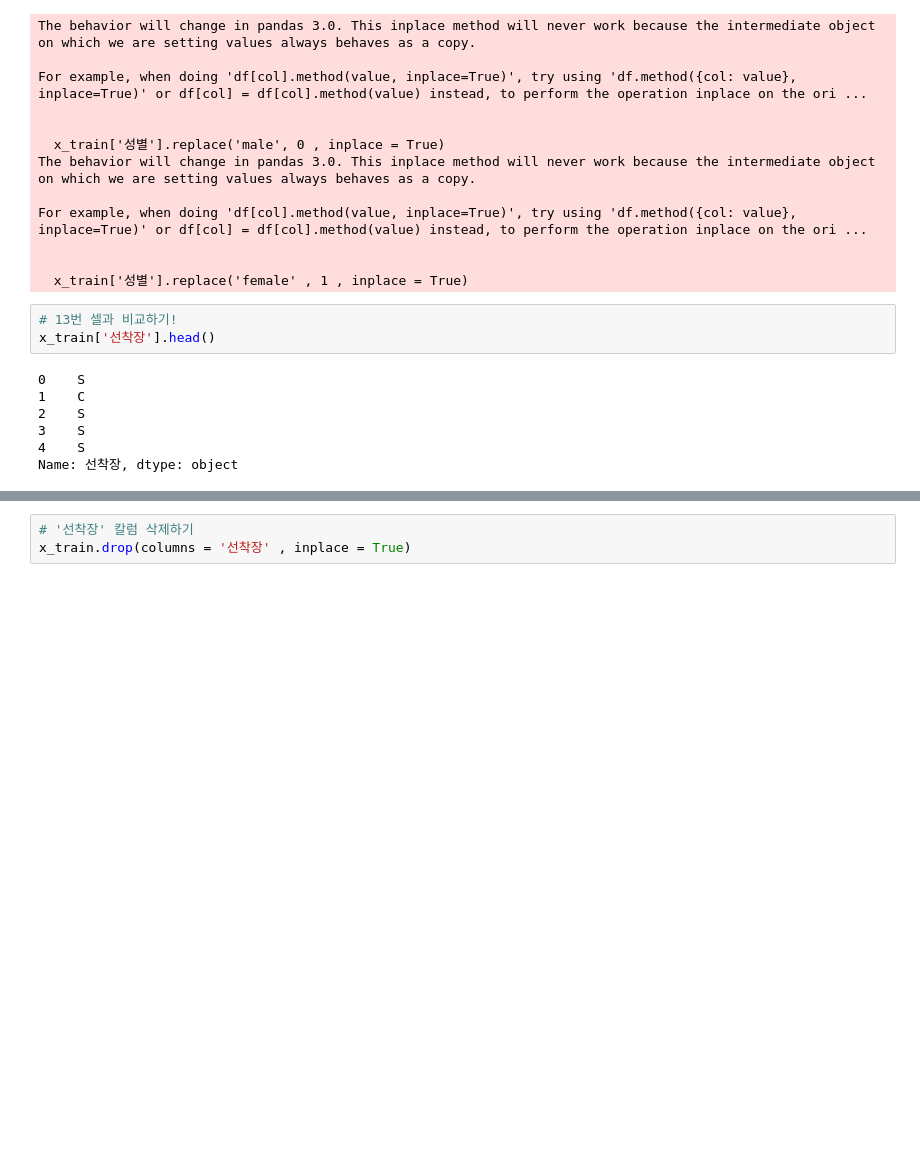
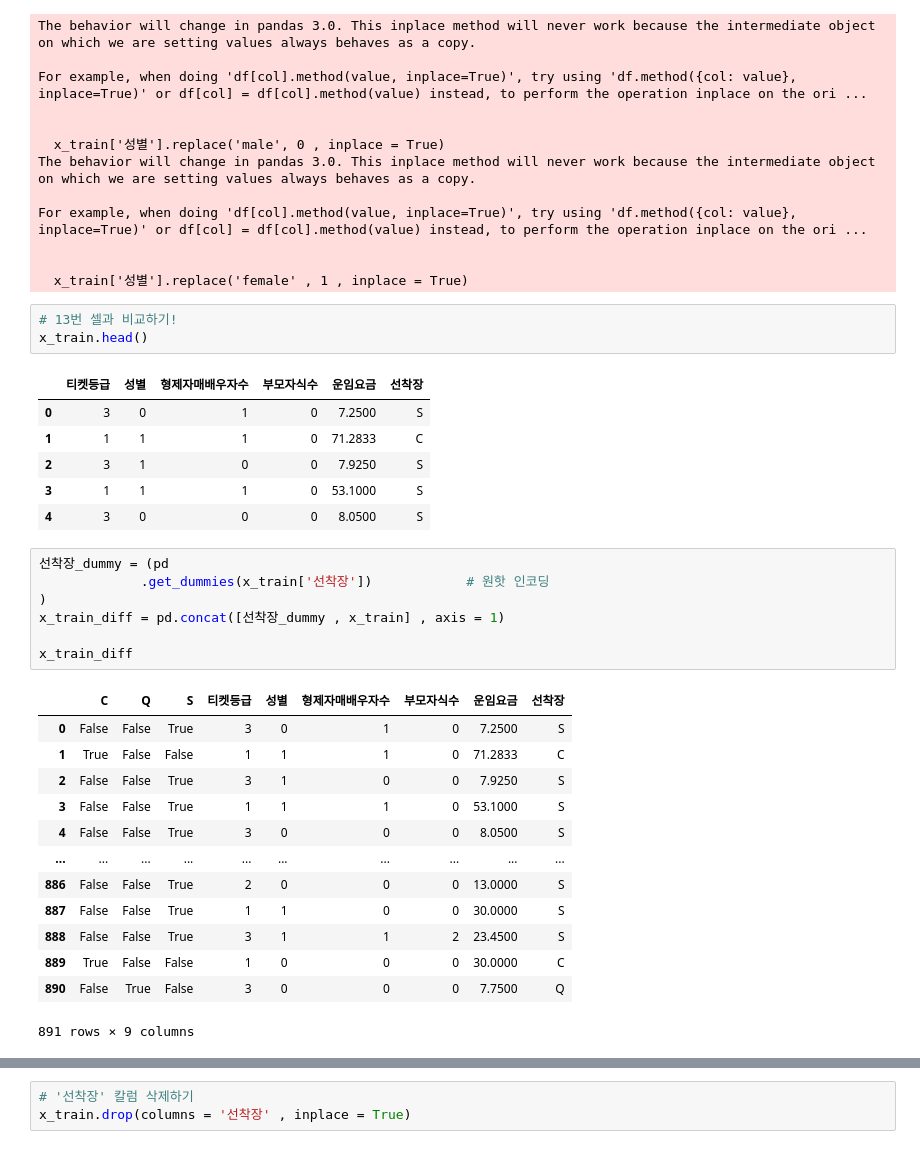
Before and after one commit to BOKJUNSOO/bigdataanalysis, a Jupyter notebook: projectform2/2ClassModel.ipynb, the cells around one changed output, grey strips where cells are left out. Saved outputs shown, nothing was run; the diff lists cells and outputs as text; blank space fills up the shorter version.

```diff
--- a/projectform2/2ClassModel.ipynb
+++ b/projectform2/2ClassModel.ipynb
@@ -150,14 +168,35 @@ For example, when doing 'df[col].method(value, inplace=True)', try using 'df.met
   x_train['성별'].replace('female' , 1 , inplace = True)
 # %%
 # 13번 셀과 비교하기!
-x_train['선착장'].head()
+x_train.head()
 # %% [output]
-0    S
-1    C
-2    S
-3    S
-4    S
-Name: 선착장, dtype: object
+|  | 티켓등급 | 성별 | 형제자매배우자수 | 부모자식수 | 운임요금 | 선착장 |
+| 0 | 3 | 0 | 1 | 0 | 7.2500 | S |
+| 1 | 1 | 1 | 1 | 0 | 71.2833 | C |
+| 2 | 3 | 1 | 0 | 0 | 7.9250 | S |
+| 3 | 1 | 1 | 1 | 0 | 53.1000 | S |
+| 4 | 3 | 0 | 0 | 0 | 8.0500 | S |
+# %%
+선착장_dummy = (pd
+             .get_dummies(x_train['선착장'])            # 원핫 인코딩
+)
+x_train_diff = pd.concat([선착장_dummy , x_train] , axis = 1)
+
+x_train_diff
+# %% [output]
+|  | C | Q | S | 티켓등급 | 성별 | 형제자매배우자수 | 부모자식수 | 운임요금 | 선착장 |
+| 0 | False | False | True | 3 | 0 | 1 | 0 | 7.2500 | S |
+| 1 | True | False | False | 1 | 1 | 1 | 0 | 71.2833 | C |
+| 2 | False | False | True | 3 | 1 | 0 | 0 | 7.9250 | S |
+| 3 | False | False | True | 1 | 1 | 1 | 0 | 53.1000 | S |
+| 4 | False | False | True | 3 | 0 | 0 | 0 | 8.0500 | S |
+| ... | ... | ... | ... | ... | ... | ... | ... | ... | ... |
+| 886 | False | False | True | 2 | 0 | 0 | 0 | 13.0000 | S |
+| 887 | False | False | True | 1 | 1 | 0 | 0 | 30.0000 | S |
+| 888 | False | False | True | 3 | 1 | 1 | 2 | 23.4500 | S |
+| 889 | True | False | False | 1 | 0 | 0 | 0 | 30.0000 | C |
+| 890 | False | True | False | 3 | 0 | 0 | 0 | 7.7500 | Q |
+891 rows × 9 columns
 # %%
 # x_train 선착장 칼럼에대해 원핫 인코딩 수행한후 선착장_dummy에 저장하기
 
```
Also changed, not shown: parts of 14 cells of this notebook, 7 other files.
